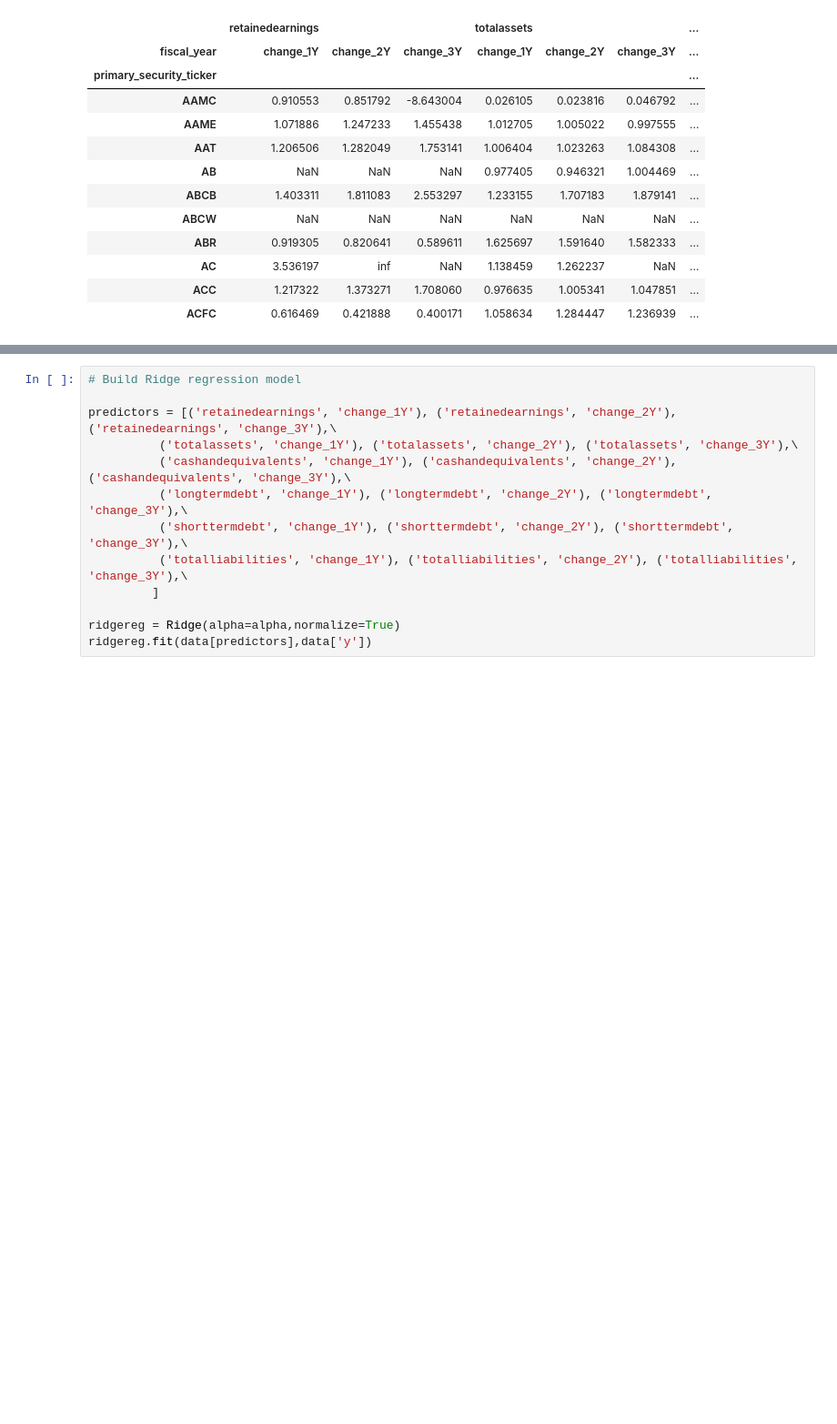
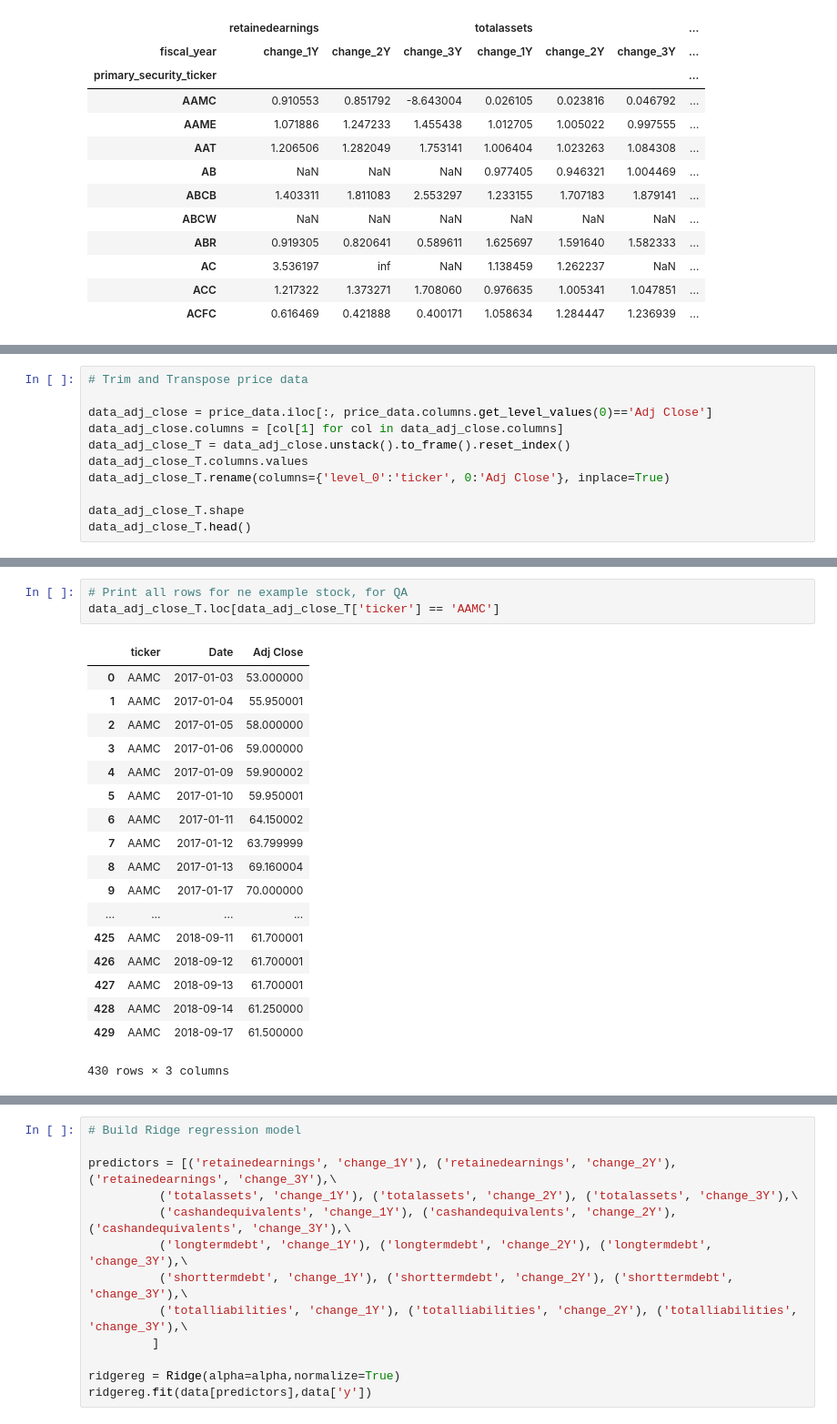
Before and after one commit to rothwellstuart/coreports, a Jupyter notebook: read-intrinio-sample-data-csv.ipynb, the cells around one changed output, grey strips where cells are left out. Shown at 91% size. Saved outputs shown, nothing was run; the diff lists cells and outputs as text; blank space fills up the shorter version.

```diff
--- a/read-intrinio-sample-data-csv.ipynb
+++ b/read-intrinio-sample-data-csv.ipynb
@@ -180,0 +238,11 @@ sample_T[[('retainedearnings', 'change_1Y'), ('retainedearnings', 'change_2Y'),
+# %%
+# Trim and Transpose price data
+
+data_adj_close = price_data.iloc[:, price_data.columns.get_level_values(0)=='Adj Close']
+data_adj_close.columns = [col[1] for col in data_adj_close.columns]
+data_adj_close_T = data_adj_close.unstack().to_frame().reset_index()
+data_adj_close_T.columns.values
+data_adj_close_T.rename(columns={'level_0':'ticker', 0:'Adj Close'}, inplace=True)
+
+data_adj_close_T.shape
+data_adj_close_T.head()
@@ -180,0 +258,22 @@ sample_T[[('retainedearnings', 'change_1Y'), ('retainedearnings', 'change_2Y'),
+# %%
+# Print all rows for ne example stock, for QA
+data_adj_close_T.loc[data_adj_close_T['ticker'] == 'AAMC']
+# %% [output]
+|  | ticker | Date | Adj Close |
+| 0 | AAMC | 2017-01-03 | 53.000000 |
+| 1 | AAMC | 2017-01-04 | 55.950001 |
+| 2 | AAMC | 2017-01-05 | 58.000000 |
+| 3 | AAMC | 2017-01-06 | 59.000000 |
+| 4 | AAMC | 2017-01-09 | 59.900002 |
+| 5 | AAMC | 2017-01-10 | 59.950001 |
+| 6 | AAMC | 2017-01-11 | 64.150002 |
+| 7 | AAMC | 2017-01-12 | 63.799999 |
+| 8 | AAMC | 2017-01-13 | 69.160004 |
+| 9 | AAMC | 2017-01-17 | 70.000000 |
+| ... | ... | ... | ... |
+| 425 | AAMC | 2018-09-11 | 61.700001 |
+| 426 | AAMC | 2018-09-12 | 61.700001 |
+| 427 | AAMC | 2018-09-13 | 61.700001 |
+| 428 | AAMC | 2018-09-14 | 61.250000 |
+| 429 | AAMC | 2018-09-17 | 61.500000 |
+430 rows × 3 columns
```
Also changed, not shown: parts of 7 cells of this notebook.
